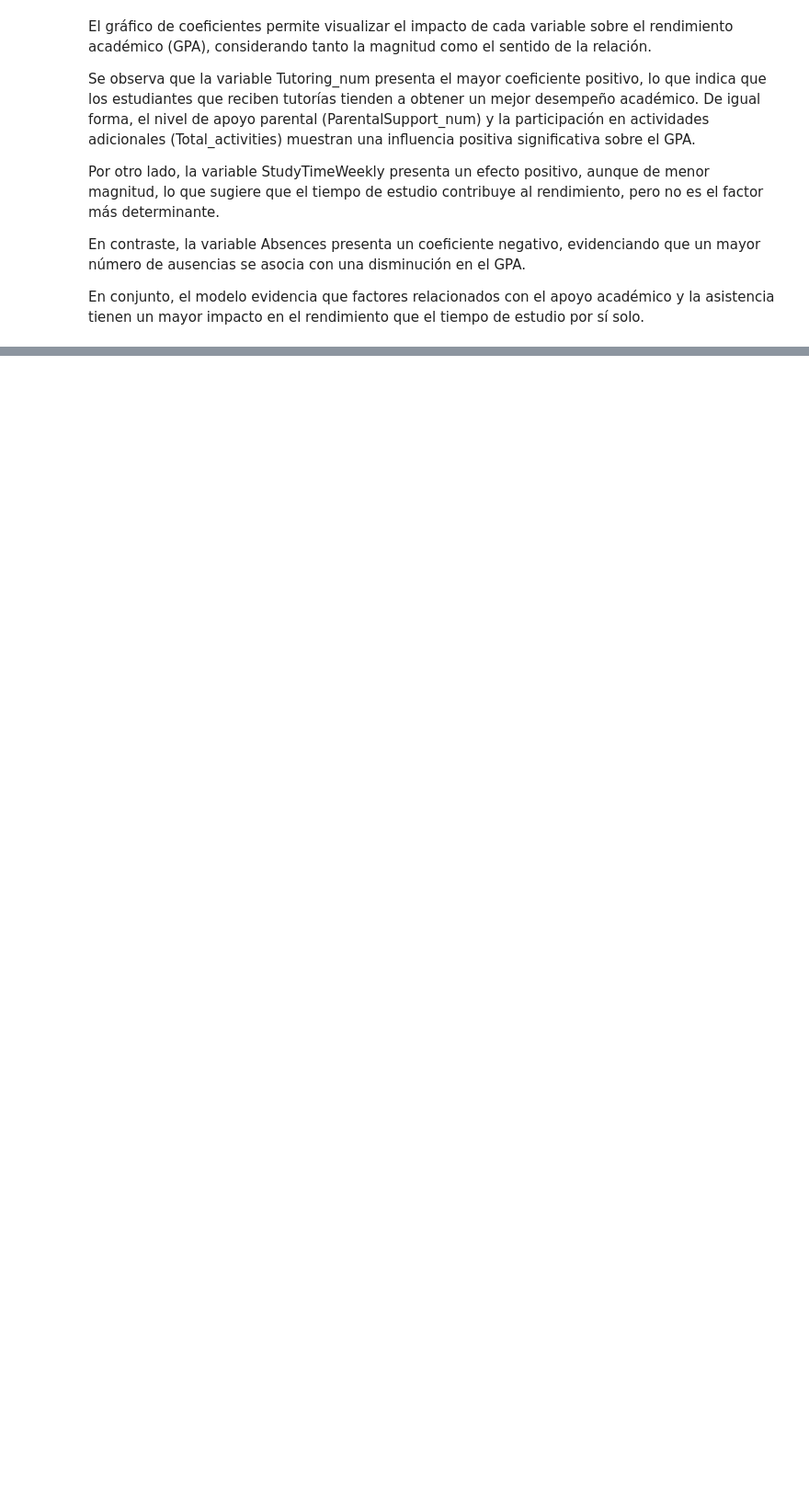
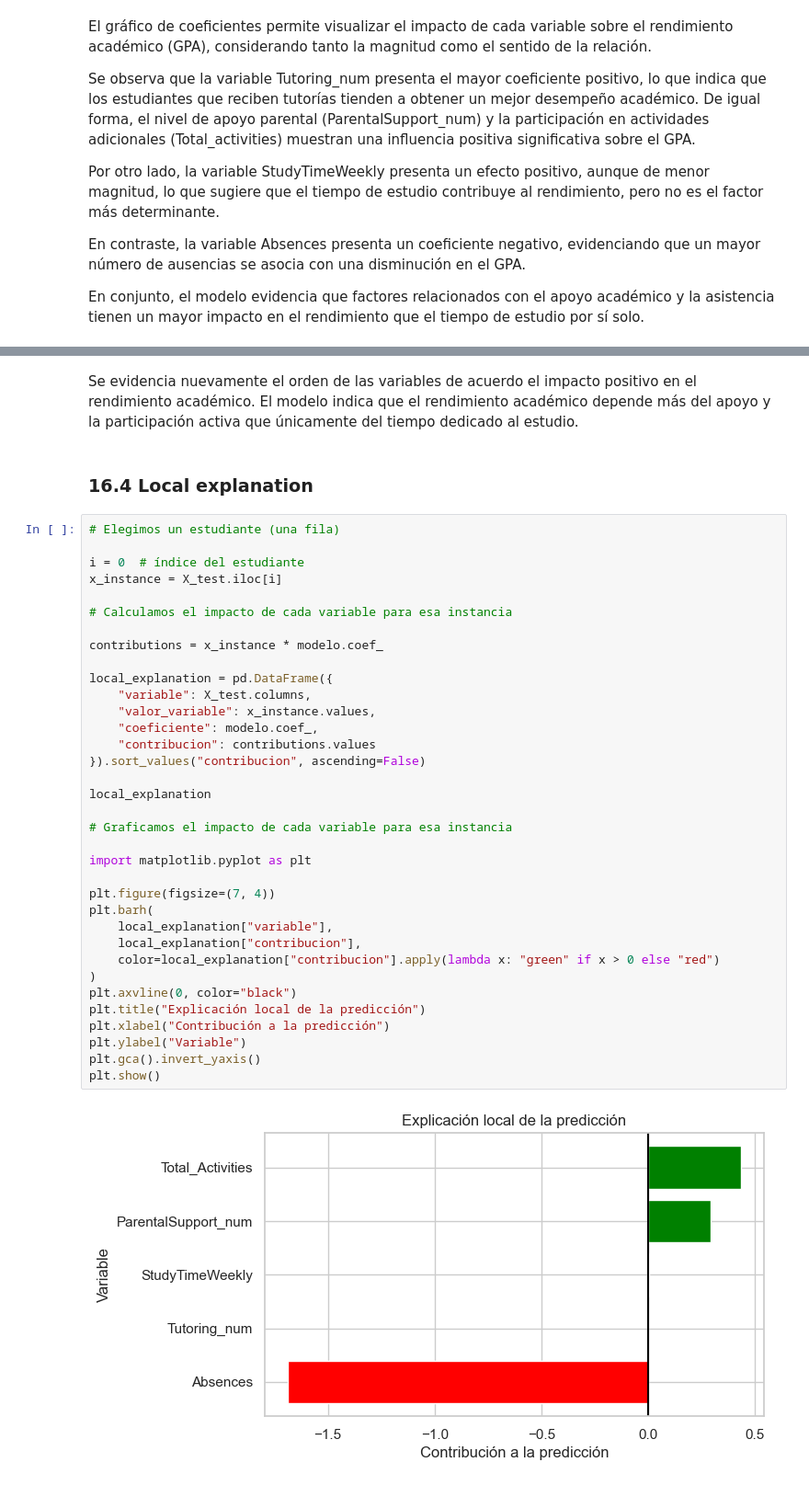
Before and after one commit to joha3108/ciencia-datos, a Jupyter notebook: EDA/EDA_Rendimiento.ipynb, the cells around one changed output, grey strips where cells are left out. Shown at 92% size. Cells and saved outputs as stored; diff of their text form; blank space fills up the shorter version.

```diff
--- a/EDA/EDA_Rendimiento.ipynb
+++ b/EDA/EDA_Rendimiento.ipynb
@@ -978,0 +1275,41 @@ En este sentido, el modelo no solo permite realizar predicciones, sino también
+# %% [markdown]
+Se evidencia nuevamente el orden de las variables de acuerdo el impacto positivo en el rendimiento académico. El modelo indica que el rendimiento académico depende más del apoyo y la participación activa que únicamente del tiempo dedicado al estudio.
+# %% [markdown]
+### **16.4 Local explanation**
+# %%
+# Elegimos un estudiante (una fila)
+
+i = 0  # índice del estudiante
+x_instance = X_test.iloc[i]
+
+# Calculamos el impacto de cada variable para esa instancia
+
+contributions = x_instance * modelo.coef_
+
+local_explanation = pd.DataFrame({
+    "variable": X_test.columns,
+    "valor_variable": x_instance.values,
+    "coeficiente": modelo.coef_,
+    "contribucion": contributions.values
+}).sort_values("contribucion", ascending=False)
+
+local_explanation
+
+# Graficamos el impacto de cada variable para esa instancia
+
+import matplotlib.pyplot as plt
+
+plt.figure(figsize=(7, 4))
+plt.barh(
+    local_explanation["variable"],
+    local_explanation["contribucion"],
+    color=local_explanation["contribucion"].apply(lambda x: "green" if x > 0 else "red")
+)
+plt.axvline(0, color="black")
+plt.title("Explicación local de la predicción")
+plt.xlabel("Contribución a la predicción")
+plt.ylabel("Variable")
+plt.gca().invert_yaxis()
+plt.show()
+# %% [output]
+[figure, added]
```
Also changed, not shown: parts of 43 cells of this notebook.
